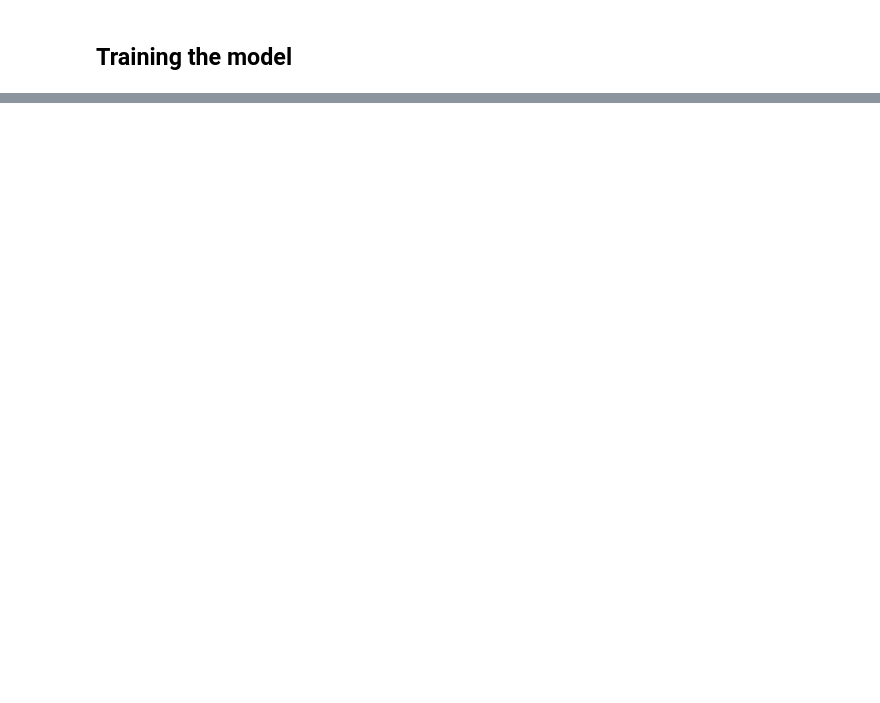
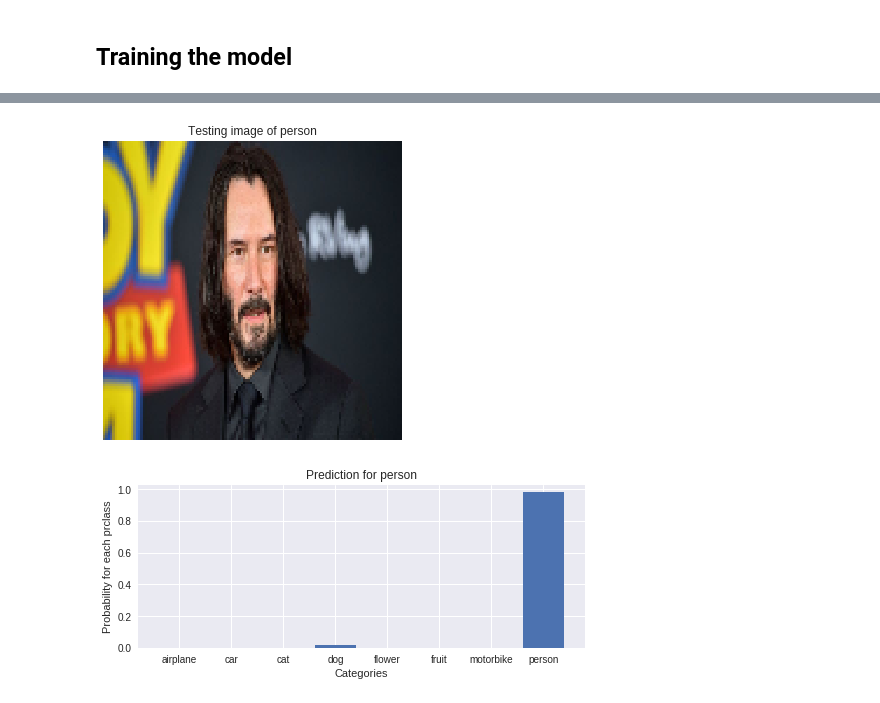
Before and after one commit to braindotai/Deep-Learning-Scratch-Arena, a Jupyter notebook: 10. Applications of Computer Vision/01. Transfer Learning - MXNet.ipynb, the cells around one changed output, grey strips where cells are left out. Drawn from its saved outputs; the diff is of its cells as text; code cells hidden in the pictures; blank space fills up the shorter version.

```diff
--- a/10. Applications of Computer Vision/01. Transfer Learning - MXNet.ipynb
+++ b/10. Applications of Computer Vision/01. Transfer Learning - MXNet.ipynb
@@ -368,0 +500,23 @@ Testing Accuracy: 0.9908333333333333
+# %%
+person = gluon.utils.download(url = "https://ca-times.brightspotcdn.com/dims4/default/7a68bed/2147483647/strip/true/crop/2048x1152+0+0/resize/840x473!/quality/90/?url=https%3A%2F%2Fcalifornia-times-brightspot.s3.amazonaws.com%2Fca%2Fe1%2F1cce3965c9a2b4f20aed93bd0b90%2Fla-1560957011-xf3aqvrdf1-snap-image")
+image = transform(mx.image.imread(person, flag = 1))
+plt.imshow(image.transpose((1, 2, 0)).asnumpy())
+plt.title('Testing image of person')
+plt.axis('off')
+plt.show()
+
+
+prediction = model(image.expand_dims(0).as_in_context(ctx)).softmax().asnumpy()[0]
+
+probs = []
+for prob in prediction:
+    probs.append(prob)
+plt.figure(figsize = (8,3))
+plt.bar(categories, probs)
+plt.title('Prediction for person')
+plt.xlabel('Categories')
+plt.ylabel('Probability for each prclass')
+plt.show()
+# %% [output]
+[figure, added]
+[figure, added]
```
Also changed, not shown: parts of 46 cells of this notebook.
